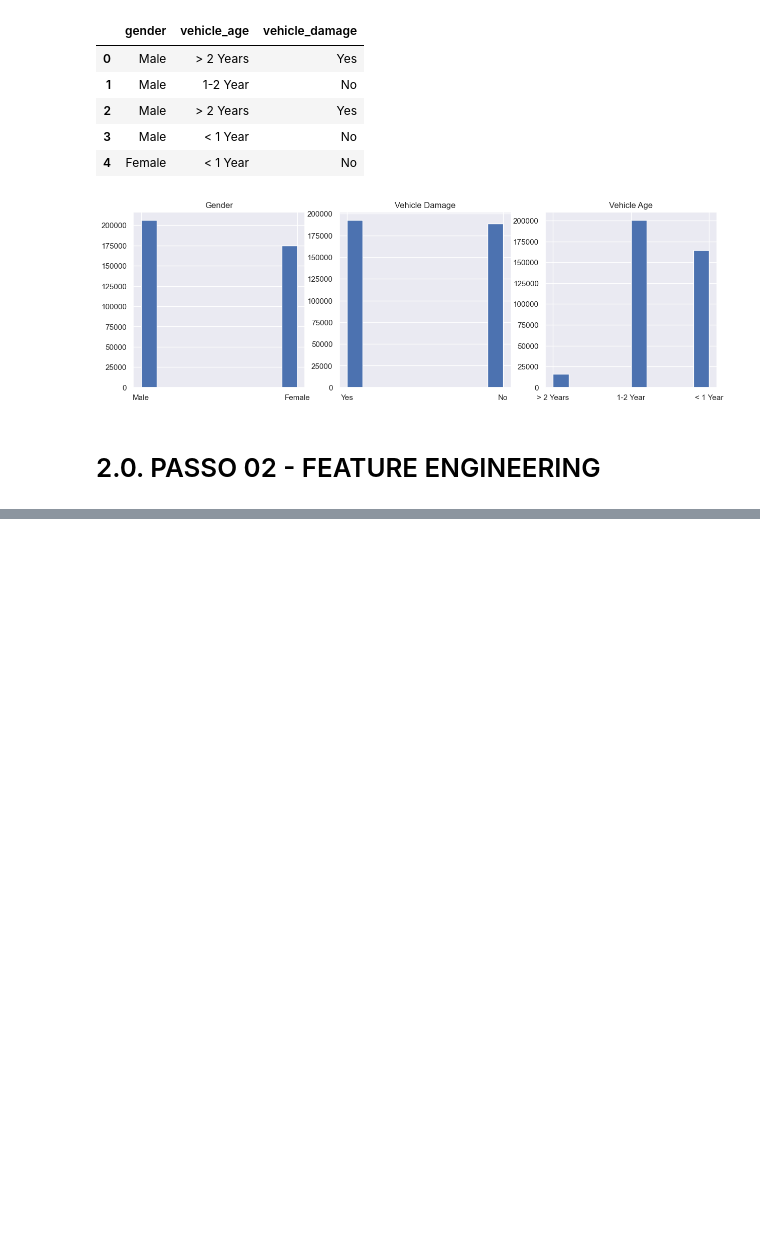
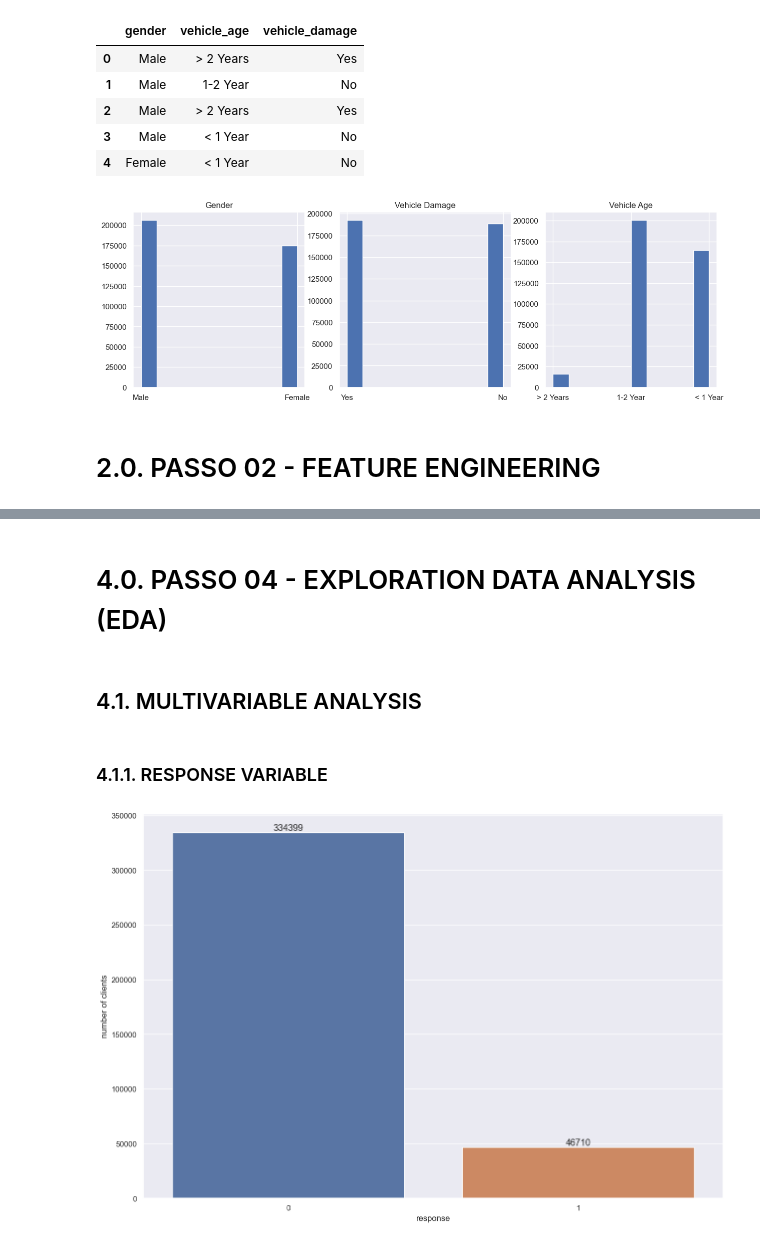
Before and after one commit to danielcbd/health_insurance, a Jupyter notebook: sprint01_health_insurance_cross_sell.ipynb, the cells around one changed output, grey strips where cells are left out. Saved outputs shown, nothing was run; the diff lists cells and outputs as text; code cells hidden in the pictures; blank space fills up the shorter version.

Commit message:
passo 01, 02, 03

```diff
--- a/sprint01_health_insurance_cross_sell.ipynb
+++ b/sprint01_health_insurance_cross_sell.ipynb
@@ -170,0 +207,6 @@ df2 = df1.copy()
+# %%
+df2['vehicle_damage'] = df2['vehicle_damage'].apply(lambda x: 1 if x == 'Yes' else 0)
+df2['region_code'] = df2['region_code'].astype(int64)
+df2['annual_premium'] = df2['annual_premium'].astype(int64)
+df2['policy_sales_channel'] = df2['policy_sales_channel'].astype(int64)
+df2['vehicle_age'] = df2['vehicle_age'].apply(lambda x: 0 if x == '< 1 Year' else 1 if x == '1-2 Year' else 2)
@@ -170,0 +215,18 @@ df2 = df1.copy()
+# %%
+df3 = df2.copy()
+# %% [markdown]
+# 4.0. PASSO 04 - EXPLORATION DATA ANALYSIS (EDA)
+# %%
+df4 = df3.copy()
+# %% [markdown]
+## 4.1. MULTIVARIABLE ANALYSIS
+# %% [markdown]
+### 4.1.1. RESPONSE VARIABLE
+# %%
+aux = df4[['response', 'id']].groupby('response').count().reset_index()
+aux = aux.rename(columns = {'id': 'number of clients'})
+
+aux1 = sns.barplot(x = 'response', y = 'number of clients', data = aux)
+aux1.bar_label(aux1.containers[0], label_type = 'edge', fontsize = 13);
+# %% [output]
+[figure, added]
```
Also changed, not shown: parts of 15 cells of this notebook.
